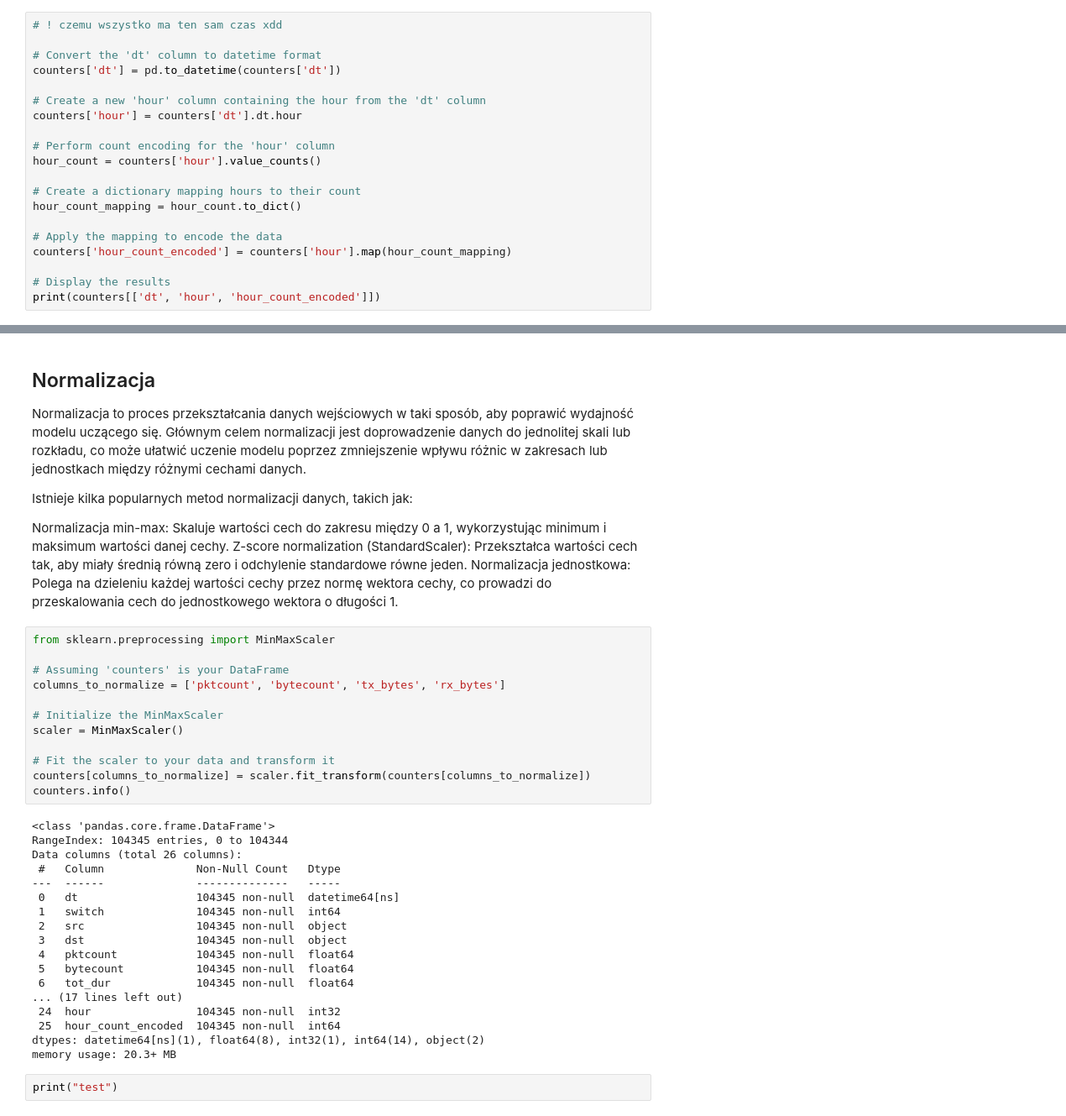
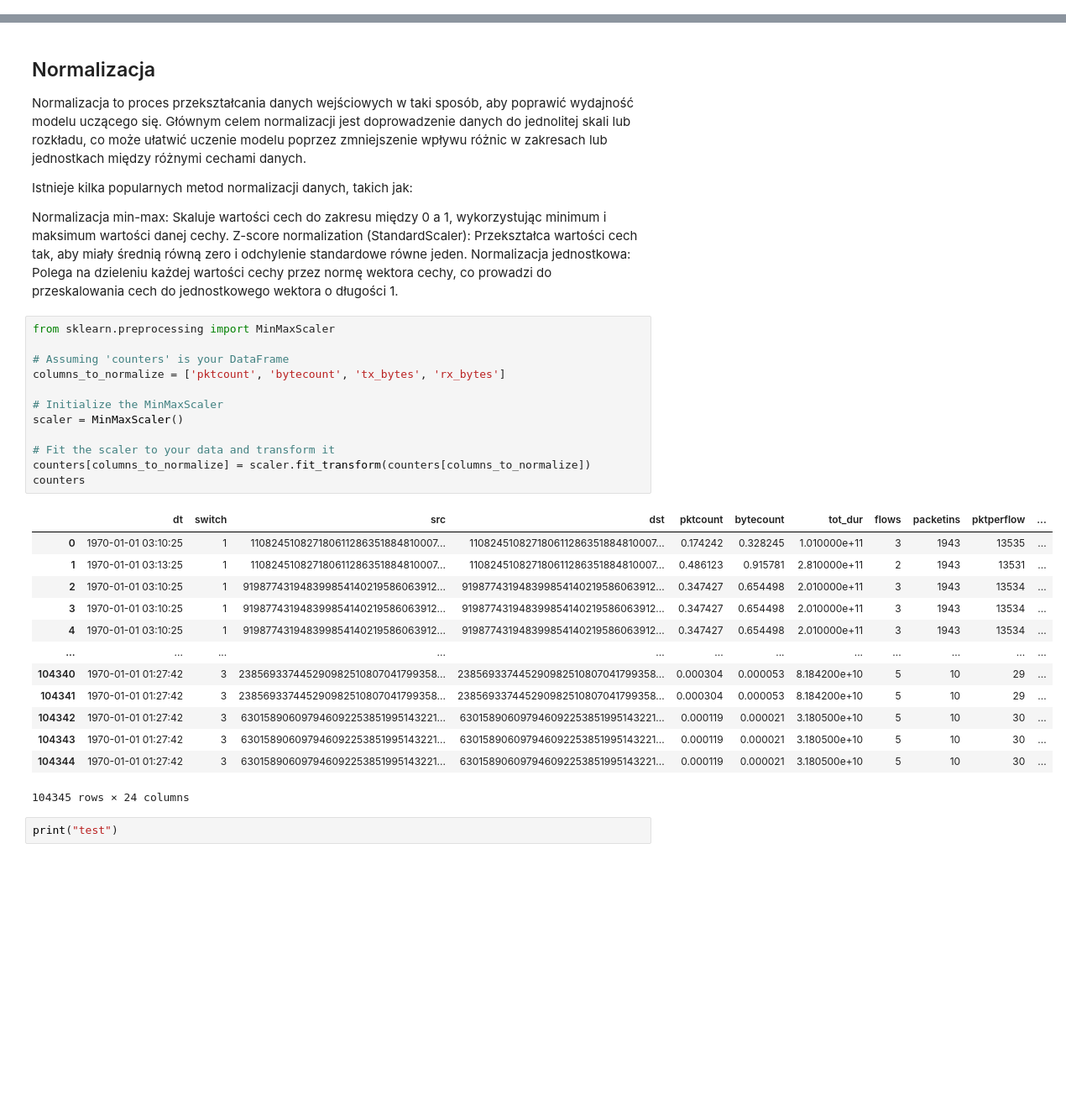
Before and after one commit to wiktorDeka/WykrywanieAnomalii, a Jupyter notebook: charts.ipynb, the cells around one changed output, grey strips where cells are left out. Shown at 84% size. Drawn from its saved outputs; the diff is of its cells as text; blank space fills up the shorter version.

```diff
--- a/charts.ipynb
+++ b/charts.ipynb
@@ -179,20 +174,0 @@ Count Encoding to jedna z technik kodowania zmiennych kategorycznych, która prz
-# %%
-# ! czemu wszystko ma ten sam czas xdd
-
-# Convert the 'dt' column to datetime format
-counters['dt'] = pd.to_datetime(counters['dt'])
-
-# Create a new 'hour' column containing the hour from the 'dt' column
-counters['hour'] = counters['dt'].dt.hour
-
-# Perform count encoding for the 'hour' column
-hour_count = counters['hour'].value_counts()
-
-# Create a dictionary mapping hours to their count
-hour_count_mapping = hour_count.to_dict()
-
-# Apply the mapping to encode the data
-counters['hour_count_encoded'] = counters['hour'].map(hour_count_mapping)
-
-# Display the results
-print(counters[['dt', 'hour', 'hour_count_encoded']])
@@ -224,33 +185,29 @@ Normalizacja jednostkowa: Polega na dzieleniu każdej wartości cechy przez norm
 # %%
 from sklearn.preprocessing import MinMaxScaler
 
 # Assuming 'counters' is your DataFrame
 columns_to_normalize = ['pktcount', 'bytecount', 'tx_bytes', 'rx_bytes']
 
 # Initialize the MinMaxScaler
 scaler = MinMaxScaler()
 
 # Fit the scaler to your data and transform it
 counters[columns_to_normalize] = scaler.fit_transform(counters[columns_to_normalize])
-counters.info()
+counters
 # %% [output]
+|  | dt | switch | src | dst | pktcount | bytecount | tot_dur | flows | packetins | pktperflow | ... |
+| 0 | 1970-01-01 03:10:25 | 1 | 110824510827180611286351884810007... | 110824510827180611286351884810007... | 0.174242 | 0.328245 | 1.010000e+11 | 3 | 1943 | 13535 | ... |
+| 1 | 1970-01-01 03:13:25 | 1 | 110824510827180611286351884810007... | 110824510827180611286351884810007... | 0.486123 | 0.915781 | 2.810000e+11 | 2 | 1943 | 13531 | ... |
+| 2 | 1970-01-01 03:10:25 | 1 | 919877431948399854140219586063912... | 919877431948399854140219586063912... | 0.347427 | 0.654498 | 2.010000e+11 | 3 | 1943 | 13534 | ... |
+| 3 | 1970-01-01 03:10:25 | 1 | 919877431948399854140219586063912... | 919877431948399854140219586063912... | 0.347427 | 0.654498 | 2.010000e+11 | 3 | 1943 | 13534 | ... |
+| 4 | 1970-01-01 03:10:25 | 1 | 919877431948399854140219586063912... | 919877431948399854140219586063912... | 0.347427 | 0.654498 | 2.010000e+11 | 3 | 1943 | 13534 | ... |
+| ... | ... | ... | ... | ... | ... | ... | ... | ... | ... | ... | ... |
+| 104340 | 1970-01-01 01:27:42 | 3 | 238569337445290982510807041799358... | 238569337445290982510807041799358... | 0.000304 | 0.000053 | 8.184200e+10 | 5 | 10 | 29 | ... |
+| 104341 | 1970-01-01 01:27:42 | 3 | 238569337445290982510807041799358... | 238569337445290982510807041799358... | 0.000304 | 0.000053 | 8.184200e+10 | 5 | 10 | 29 | ... |
+| 104342 | 1970-01-01 01:27:42 | 3 | 630158906097946092253851995143221... | 630158906097946092253851995143221... | 0.000119 | 0.000021 | 3.180500e+10 | 5 | 10 | 30 | ... |
+| 104343 | 1970-01-01 01:27:42 | 3 | 630158906097946092253851995143221... | 630158906097946092253851995143221... | 0.000119 | 0.000021 | 3.180500e+10 | 5 | 10 | 30 | ... |
+| 104344 | 1970-01-01 01:27:42 | 3 | 630158906097946092253851995143221... | 630158906097946092253851995143221... | 0.000119 | 0.000021 | 3.180500e+10 | 5 | 10 | 30 | ... |
-<class 'pandas.core.frame.DataFrame'>
-RangeIndex: 104345 entries, 0 to 104344
-Data columns (total 26 columns):
- #   Column              Non-Null Count   Dtype
----  ------              --------------   -----
- 0   dt                  104345 non-null  datetime64[ns]
- 1   switch              104345 non-null  int64
- 2   src                 104345 non-null  object
- 3   dst                 104345 non-null  object
- 4   pktcount            104345 non-null  float64
- 5   bytecount           104345 non-null  float64
- 6   tot_dur             104345 non-null  float64
-... (17 lines left out)
- 24  hour                104345 non-null  int32
- 25  hour_count_encoded  104345 non-null  int64
-dtypes: datetime64[ns](1), float64(8), int32(1), int64(14), object(2)
-memory usage: 20.3+ MB
+104345 rows × 24 columns
 # %%
 print("test")
 # %% [output]
```
Also changed, not shown: parts of 2 cells of this notebook.
